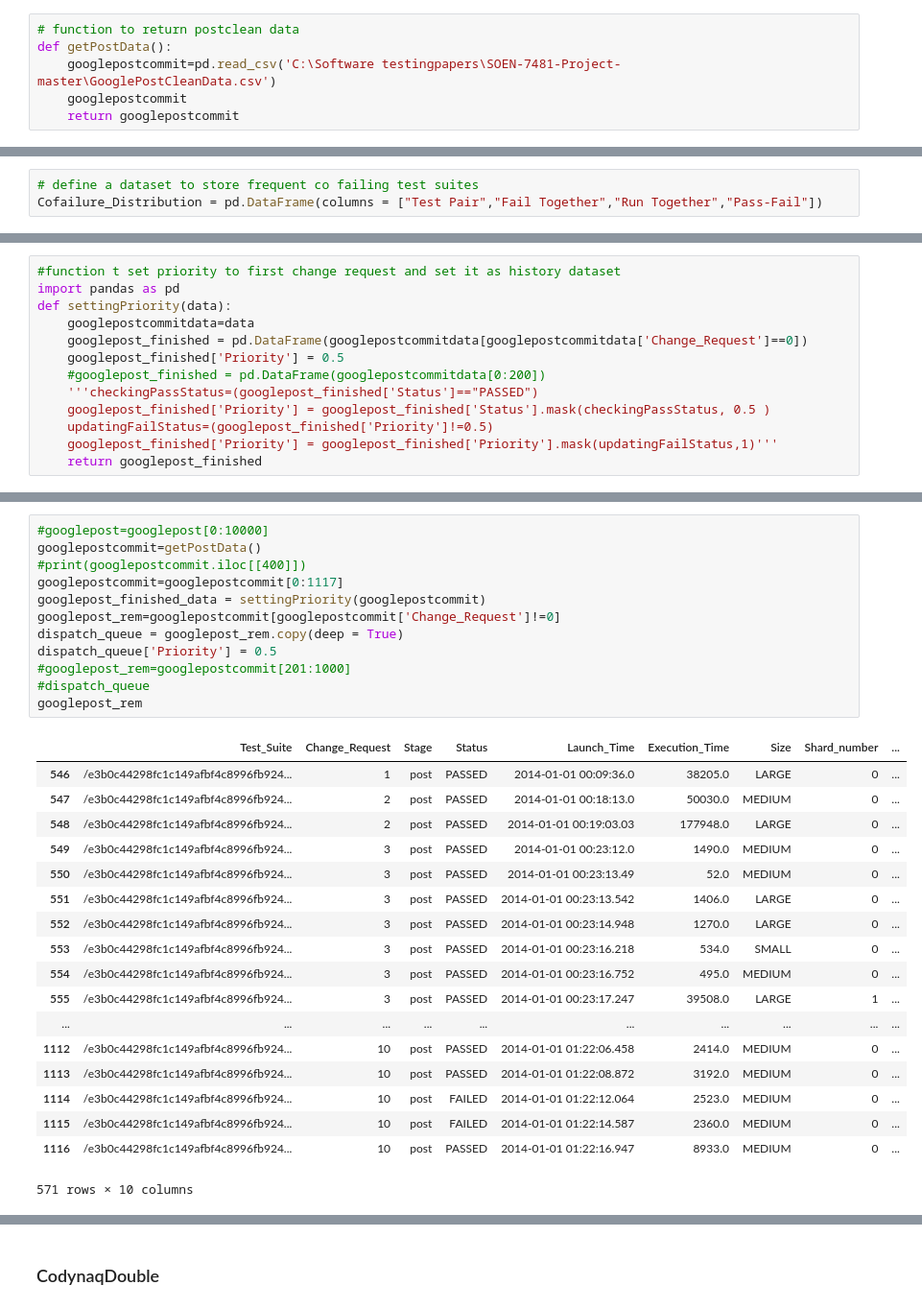
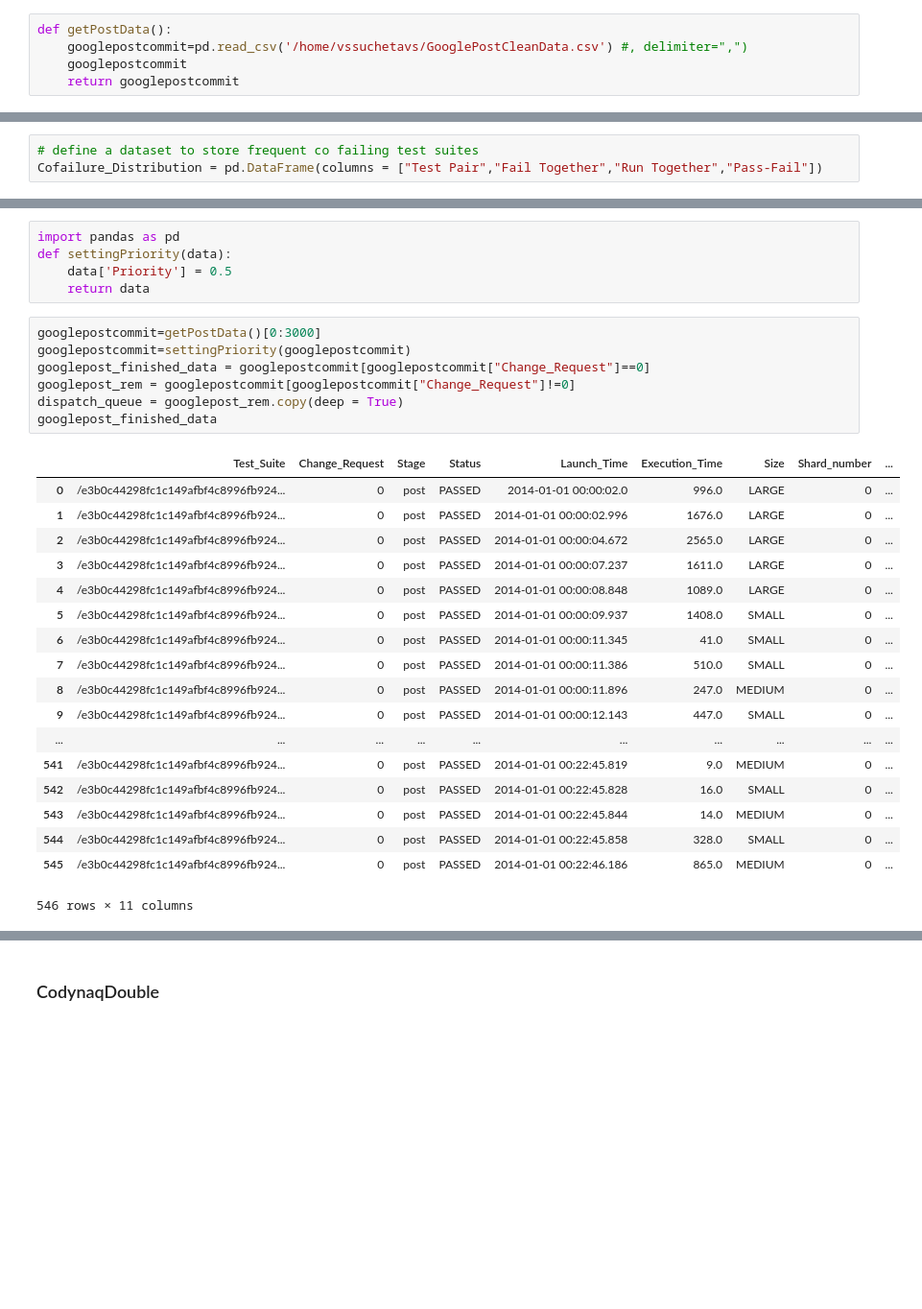
Before and after one commit to HarishJayasankar/SOEN-7481-Project, a Jupyter notebook: TestReprioritization.ipynb, the cells around one changed output, grey strips where cells are left out. Shown: that part at 96% size. Cells and saved outputs as stored; diff of their text form; blank space fills up the shorter version.

Commit message:
Update first fail , all fail

```diff
--- a/TestReprioritization.ipynb
+++ b/TestReprioritization.ipynb
@@ -56,9 +64,8 @@ googleprecommit
 | 1045622 | /e3b0c44298fc1c149afbf4c8996fb924... | 6056 | pres | PASSED | 2014-01-15 16:58:01.184 | 3360.0 | MEDIUM | 0 | ... |
 1045623 rows × 10 columns
 # %%
-# function to return postclean data
 def getPostData():
-    googlepostcommit=pd.read_csv('C:\Software testingpapers\SOEN-7481-Project-master\GooglePostCleanData.csv')
+    googlepostcommit=pd.read_csv('/home/vssuchetavs/GooglePostCleanData.csv') #, delimiter=",")
     googlepostcommit
     return googlepostcommit
 # %%
@@ -400,16 +356,3 @@ def addtoDispatchQueue(row,dispatch_queue):
                                               'Priority':priority}, ignore_index=True)
 
         return dispatch_queue
-# %%
-#function t set priority to first change request and set it as history dataset
-import pandas as pd
-def settingPriority(data):
-    googlepostcommitdata=data
-    googlepost_finished = pd.DataFrame(googlepostcommitdata[googlepostcommitdata['Change_Request']==0])
-    googlepost_finished['Priority'] = 0.5
-    #googlepost_finished = pd.DataFrame(googlepostcommitdata[0:200])
-    '''checkingPassStatus=(googlepost_finished['Status']=="PASSED")
-    googlepost_finished['Priority'] = googlepost_finished['Status'].mask(checkingPassStatus, 0.5 )
-    updatingFailStatus=(googlepost_finished['Priority']!=0.5)
-    googlepost_finished['Priority'] = googlepost_finished['Priority'].mask(updatingFailStatus,1)'''
-    return googlepost_finished
@@ -448,35 +379,35 @@ def codynaqsingle(googlepostdatas,finishedGpost,googlepost_rem,dispatch_queue):
 
     return [finishedGpost,dispatch_queue]
+# %%
+import pandas as pd
+def settingPriority(data):
+    data['Priority'] = 0.5
+    return data
 # %%
-#googlepost=googlepost[0:10000]
-googlepostcommit=getPostData()
-#print(googlepostcommit.iloc[[400]])
-googlepostcommit=googlepostcommit[0:1117]
-googlepost_finished_data = settingPriority(googlepostcommit)
-googlepost_rem=googlepostcommit[googlepostcommit['Change_Request']!=0]
+googlepostcommit=getPostData()[0:3000]
+googlepostcommit=settingPriority(googlepostcommit)
+googlepost_finished_data = googlepostcommit[googlepostcommit["Change_Request"]==0]
+googlepost_rem = googlepostcommit[googlepostcommit["Change_Request"]!=0]
 dispatch_queue = googlepost_rem.copy(deep = True)
-dispatch_queue['Priority'] = 0.5
-#googlepost_rem=googlepostcommit[201:1000]
-#dispatch_queue
-googlepost_rem
+googlepost_finished_data
 # %% [output]
 |  | Test_Suite | Change_Request | Stage | Status | Launch_Time | Execution_Time | Size | Shard_number | ... |
-| 546 | /e3b0c44298fc1c149afbf4c8996fb924... | 1 | post | PASSED | 2014-01-01 00:09:36.0 | 38205.0 | LARGE | 0 | ... |
-| 547 | /e3b0c44298fc1c149afbf4c8996fb924... | 2 | post | PASSED | 2014-01-01 00:18:13.0 | 50030.0 | MEDIUM | 0 | ... |
-| 548 | /e3b0c44298fc1c149afbf4c8996fb924... | 2 | post | PASSED | 2014-01-01 00:19:03.03 | 177948.0 | LARGE | 0 | ... |
-| 549 | /e3b0c44298fc1c149afbf4c8996fb924... | 3 | post | PASSED | 2014-01-01 00:23:12.0 | 1490.0 | MEDIUM | 0 | ... |
-| 550 | /e3b0c44298fc1c149afbf4c8996fb924... | 3 | post | PASSED | 2014-01-01 00:23:13.49 | 52.0 | MEDIUM | 0 | ... |
-| 551 | /e3b0c44298fc1c149afbf4c8996fb924... | 3 | post | PASSED | 2014-01-01 00:23:13.542 | 1406.0 | LARGE | 0 | ... |
-| 552 | /e3b0c44298fc1c149afbf4c8996fb924... | 3 | post | PASSED | 2014-01-01 00:23:14.948 | 1270.0 | LARGE | 0 | ... |
-| 553 | /e3b0c44298fc1c149afbf4c8996fb924... | 3 | post | PASSED | 2014-01-01 00:23:16.218 | 534.0 | SMALL | 0 | ... |
-| 554 | /e3b0c44298fc1c149afbf4c8996fb924... | 3 | post | PASSED | 2014-01-01 00:23:16.752 | 495.0 | MEDIUM | 0 | ... |
-| 555 | /e3b0c44298fc1c149afbf4c8996fb924... | 3 | post | PASSED | 2014-01-01 00:23:17.247 | 39508.0 | LARGE | 1 | ... |
+| 0 | /e3b0c44298fc1c149afbf4c8996fb924... | 0 | post | PASSED | 2014-01-01 00:00:02.0 | 996.0 | LARGE | 0 | ... |
+| 1 | /e3b0c44298fc1c149afbf4c8996fb924... | 0 | post | PASSED | 2014-01-01 00:00:02.996 | 1676.0 | LARGE | 0 | ... |
+| 2 | /e3b0c44298fc1c149afbf4c8996fb924... | 0 | post | PASSED | 2014-01-01 00:00:04.672 | 2565.0 | LARGE | 0 | ... |
+| 3 | /e3b0c44298fc1c149afbf4c8996fb924... | 0 | post | PASSED | 2014-01-01 00:00:07.237 | 1611.0 | LARGE | 0 | ... |
+| 4 | /e3b0c44298fc1c149afbf4c8996fb924... | 0 | post | PASSED | 2014-01-01 00:00:08.848 | 1089.0 | LARGE | 0 | ... |
+| 5 | /e3b0c44298fc1c149afbf4c8996fb924... | 0 | post | PASSED | 2014-01-01 00:00:09.937 | 1408.0 | SMALL | 0 | ... |
+| 6 | /e3b0c44298fc1c149afbf4c8996fb924... | 0 | post | PASSED | 2014-01-01 00:00:11.345 | 41.0 | SMALL | 0 | ... |
+| 7 | /e3b0c44298fc1c149afbf4c8996fb924... | 0 | post | PASSED | 2014-01-01 00:00:11.386 | 510.0 | SMALL | 0 | ... |
+| 8 | /e3b0c44298fc1c149afbf4c8996fb924... | 0 | post | PASSED | 2014-01-01 00:00:11.896 | 247.0 | MEDIUM | 0 | ... |
+| 9 | /e3b0c44298fc1c149afbf4c8996fb924... | 0 | post | PASSED | 2014-01-01 00:00:12.143 | 447.0 | SMALL | 0 | ... |
 | ... | ... | ... | ... | ... | ... | ... | ... | ... | ... |
-| 1112 | /e3b0c44298fc1c149afbf4c8996fb924... | 10 | post | PASSED | 2014-01-01 01:22:06.458 | 2414.0 | MEDIUM | 0 | ... |
-| 1113 | /e3b0c44298fc1c149afbf4c8996fb924... | 10 | post | PASSED | 2014-01-01 01:22:08.872 | 3192.0 | MEDIUM | 0 | ... |
-| 1114 | /e3b0c44298fc1c149afbf4c8996fb924... | 10 | post | FAILED | 2014-01-01 01:22:12.064 | 2523.0 | MEDIUM | 0 | ... |
-| 1115 | /e3b0c44298fc1c149afbf4c8996fb924... | 10 | post | FAILED | 2014-01-01 01:22:14.587 | 2360.0 | MEDIUM | 0 | ... |
-| 1116 | /e3b0c44298fc1c149afbf4c8996fb924... | 10 | post | PASSED | 2014-01-01 01:22:16.947 | 8933.0 | MEDIUM | 0 | ... |
+| 541 | /e3b0c44298fc1c149afbf4c8996fb924... | 0 | post | PASSED | 2014-01-01 00:22:45.819 | 9.0 | MEDIUM | 0 | ... |
+| 542 | /e3b0c44298fc1c149afbf4c8996fb924... | 0 | post | PASSED | 2014-01-01 00:22:45.828 | 16.0 | SMALL | 0 | ... |
+| 543 | /e3b0c44298fc1c149afbf4c8996fb924... | 0 | post | PASSED | 2014-01-01 00:22:45.844 | 14.0 | MEDIUM | 0 | ... |
+| 544 | /e3b0c44298fc1c149afbf4c8996fb924... | 0 | post | PASSED | 2014-01-01 00:22:45.858 | 328.0 | SMALL | 0 | ... |
+| 545 | /e3b0c44298fc1c149afbf4c8996fb924... | 0 | post | PASSED | 2014-01-01 00:22:46.186 | 865.0 | MEDIUM | 0 | ... |
-571 rows × 10 columns
+546 rows × 11 columns
 # %%
 googlepost_codynaqS=codynaqsingle(googlepostcommit, googlepost_finished_data,googlepost_rem,dispatch_queue)[1]
```
Also changed, not shown: parts of 67 cells of this notebook.
